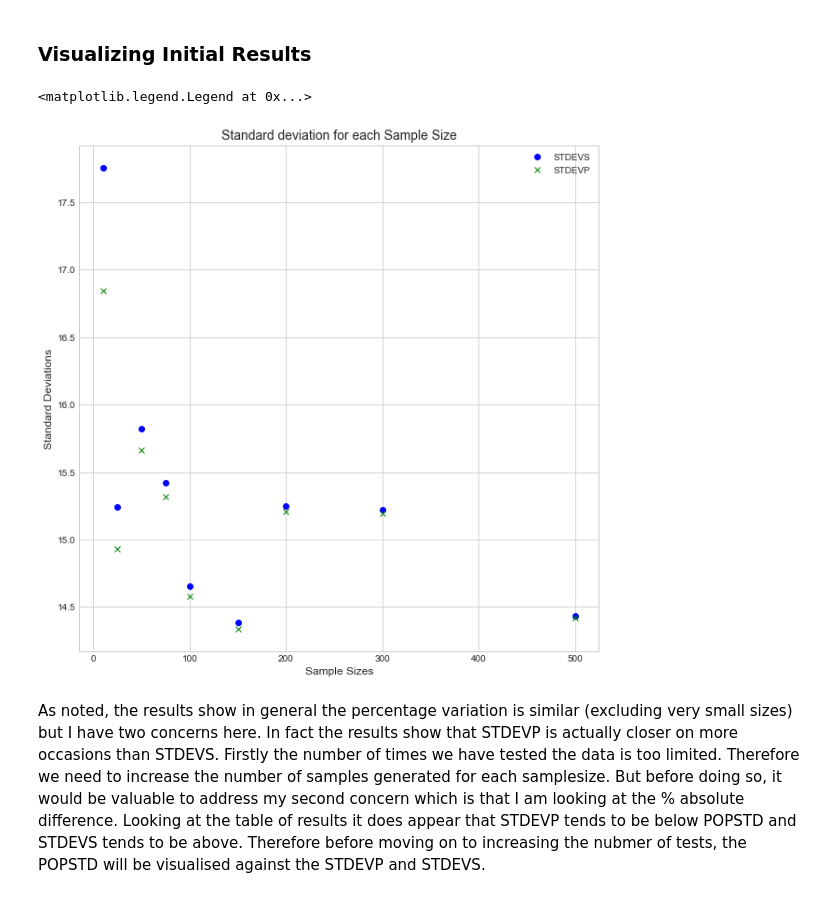
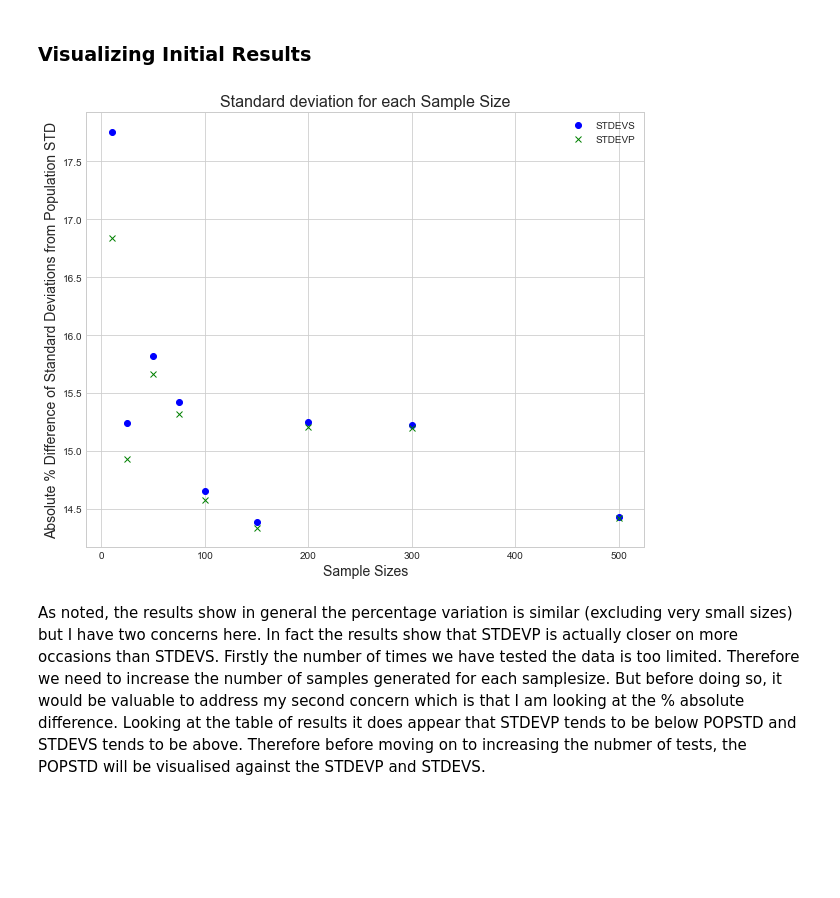
Before and after one commit to fionaoriordan/MLS_Tasks, a Jupyter notebook: Tasks.ipynb, the cells around one changed output. Saved outputs shown, nothing was run; the diff lists cells and outputs as text; code cells hidden in the pictures; blank space fills up the shorter version.

Commit message:
correcting %difference sample values visual

```diff
--- a/Tasks.ipynb
+++ b/Tasks.ipynb
@@ -355,7 +355,7 @@ import numpy as np
 %matplotlib inline
 import matplotlib.pyplot as plt
 plt.style.use('seaborn-whitegrid')
-plt.rcParams['figure.figsize'] = (10, 10)
+plt.rcParams['figure.figsize'] = (10, 8)
 import pandas as pd
 import seaborn as sns
 # %% [markdown]
@@ -447,14 +447,14 @@ With a uniformally randomly generated population pop of size {len(pop)}, the pop
 # %%
 # Ploting  results for standard deviation using STDEV.P & STDEV.P versus pop STD
 # samplesize
 plt.plot(df['SAMPLESIZE'], df['STDEVS'], 'bo', label='STDEVS')
 plt.plot(df['SAMPLESIZE'], df['STDEVP'], 'gx', label='STDEVP')
-plt.title('Standard deviation for each Sample Size', fontsize='14')
-plt.xlabel('Sample Sizes', fontsize='12')
-plt.ylabel('Standard Deviations', fontsize='12')
+plt.title('Standard deviation for each Sample Size', fontsize='16')
+plt.xlabel('Sample Sizes', fontsize='14')
+plt.ylabel('Absolute % Difference of Standard Deviations from Population STD', fontsize='14')
 plt.legend()
+plt.show()
 # %% [output]
-<matplotlib.legend.Legend at 0x...>
-[figure, old version]
+[figure, new version]
 # %% [markdown]
 As noted, the results show in general the percentage variation is similar (excluding very small sizes) but I have two concerns here. In fact the results show that STDEVP is actually closer on more occasions than STDEVS. Firstly the number of times we have tested the data is too limited. Therefore we need to increase the number of samples generated for each samplesize. But before doing so, it would be valuable to address my second concern which is that I am looking at the % absolute difference. Looking at the table of results it does appear that STDEVP tends to be below POPSTD and STDEVS tends to be above. Therefore before moving on to increasing the nubmer of tests, the POPSTD will be visualised against the STDEVP and STDEVS.
```
Also changed, not shown: parts of 3 cells of this notebook.
